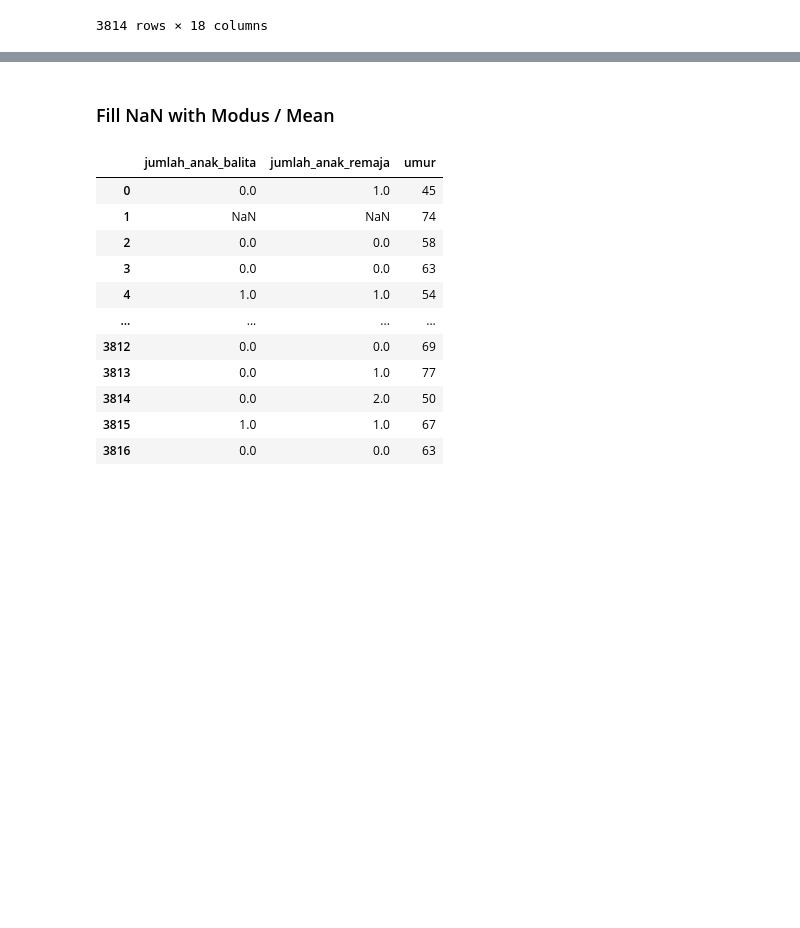
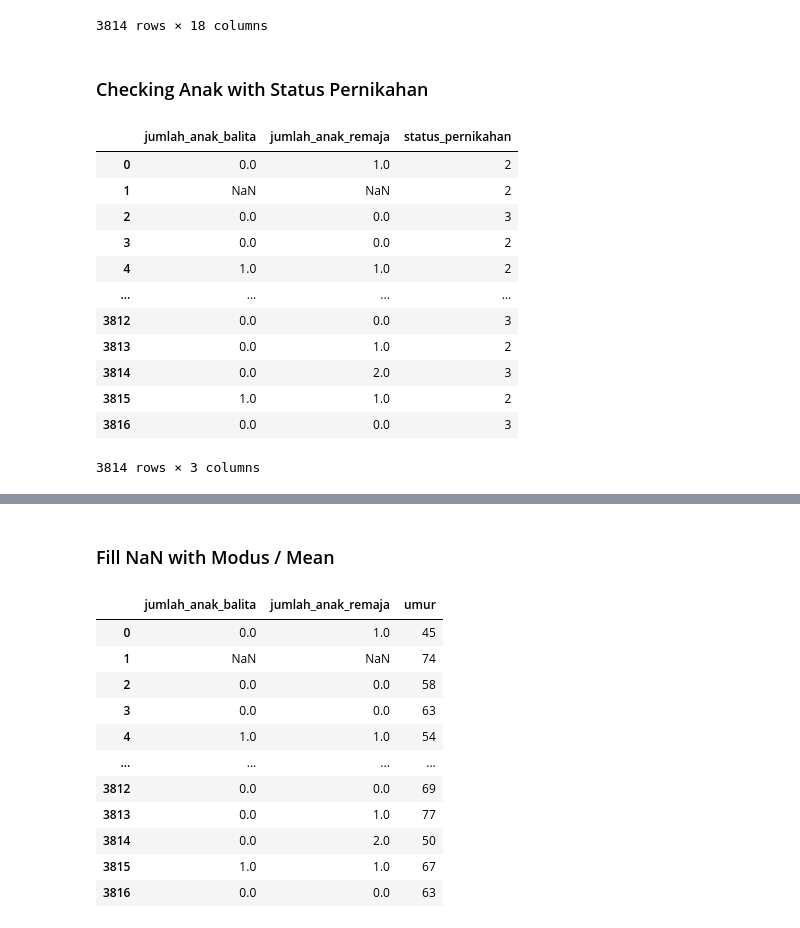
Before and after one commit to xylamaharani/FindIT-Kaggle-Competition, a Jupyter notebook: notebook.ipynb, the cells around one changed output, grey strips where cells are left out. Drawn from its saved outputs; the diff is of its cells as text; code cells hidden in the pictures; blank space fills up the shorter version.

```diff
--- a/notebook.ipynb
+++ b/notebook.ipynb
@@ -298,3 +298,23 @@ merged_df
 | 3815 | 0 | 1957 | 2 | 2 | 110850000.0 | 1.0 | ... |
 | 3816 | 0 | 1961 | 3 | 3 | 130512000.0 | 0.0 | ... |
 3814 rows × 18 columns
+# %% [markdown]
+### Checking Anak with Status Pernikahan
+# %%
+df_checking_nikah = merged_df[['jumlah_anak_balita', 'jumlah_anak_remaja', 'status_pernikahan']]
+
+df_checking_nikah
+# %% [output]
+|  | jumlah_anak_balita | jumlah_anak_remaja | status_pernikahan |
+| 0 | 0.0 | 1.0 | 2 |
+| 1 | NaN | NaN | 2 |
+| 2 | 0.0 | 0.0 | 3 |
+| 3 | 0.0 | 0.0 | 2 |
+| 4 | 1.0 | 1.0 | 2 |
+| ... | ... | ... | ... |
+| 3812 | 0.0 | 0.0 | 3 |
+| 3813 | 0.0 | 1.0 | 2 |
+| 3814 | 0.0 | 2.0 | 3 |
+| 3815 | 1.0 | 1.0 | 2 |
+| 3816 | 0.0 | 0.0 | 3 |
+3814 rows × 3 columns
```
Also changed, not shown: parts of 4 cells of this notebook.
